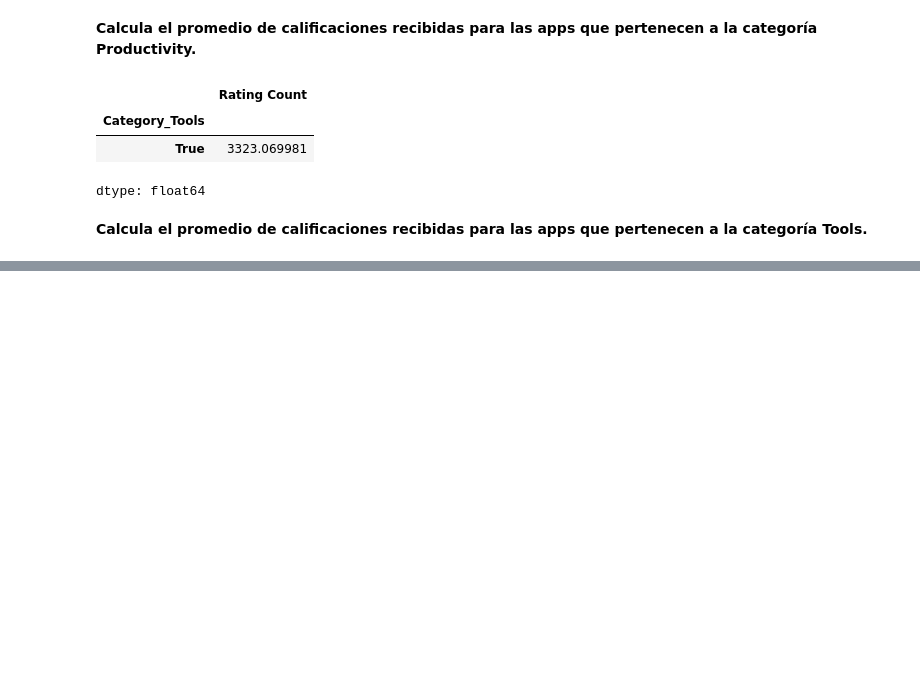
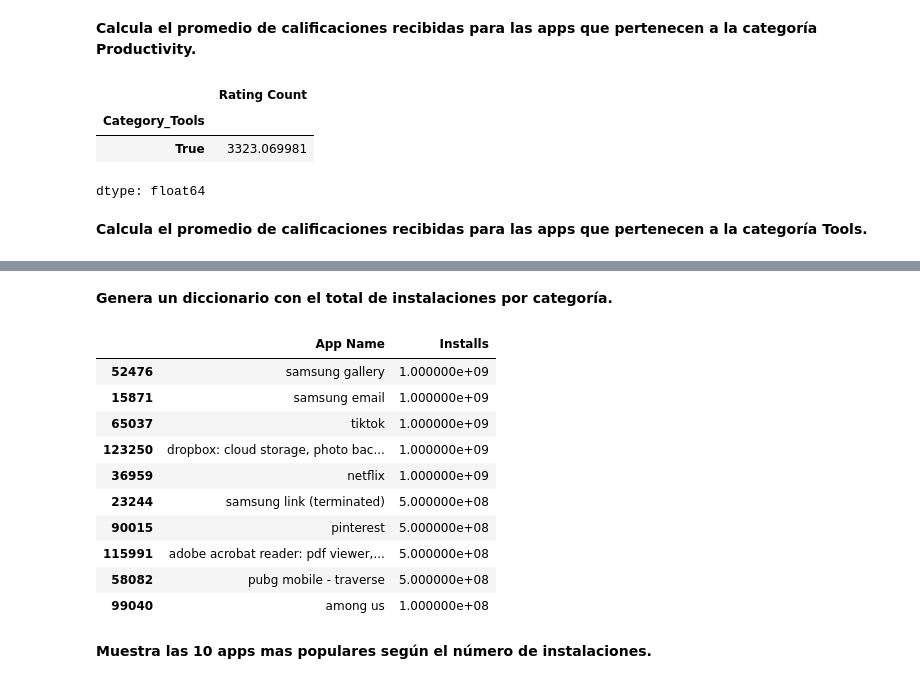
Before and after one commit to dquinonez25/TratamientoDeDatos_Tarea_Clase3, a Jupyter notebook: TratamientoDeDatos_TareaClase3.ipynb, the cells around one changed output, grey strips where cells are left out. Cells and saved outputs as stored; diff of their text form; code cells hidden in the pictures; blank space fills up the shorter version.

```diff
--- a/TratamientoDeDatos_TareaClase3.ipynb
+++ b/TratamientoDeDatos_TareaClase3.ipynb
@@ -256,0 +282,18 @@ dtype: float64
+# %% [markdown]
+**Genera un diccionario con el total de instalaciones por categoría.**
+# %%
+df[['App Name', 'Installs']].sort_values(by='Installs', ascending=False).head(10)
+# %% [output]
+|  | App Name | Installs |
+| 52476 | samsung gallery | 1.000000e+09 |
+| 15871 | samsung email | 1.000000e+09 |
+| 65037 | tiktok | 1.000000e+09 |
+| 123250 | dropbox: cloud storage, photo bac... | 1.000000e+09 |
+| 36959 | netflix | 1.000000e+09 |
+| 23244 | samsung link (terminated) | 5.000000e+08 |
+| 90015 | pinterest | 5.000000e+08 |
+| 115991 | adobe acrobat reader: pdf viewer,... | 5.000000e+08 |
+| 58082 | pubg mobile - traverse | 5.000000e+08 |
+| 99040 | among us | 1.000000e+08 |
+# %% [markdown]
+**Muestra las 10 apps mas populares según el número de instalaciones.**
```
Also changed, not shown: parts of 5 cells of this notebook.
